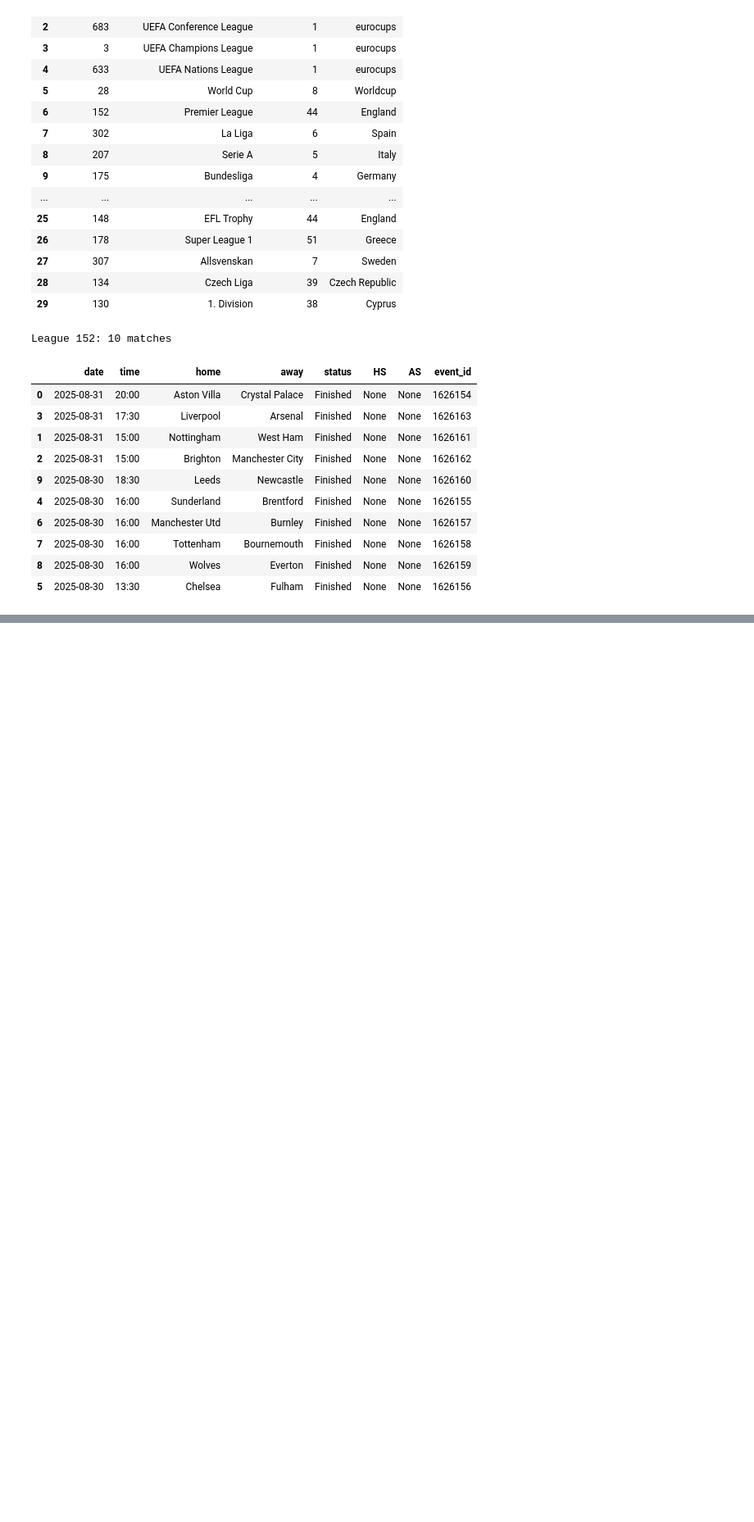
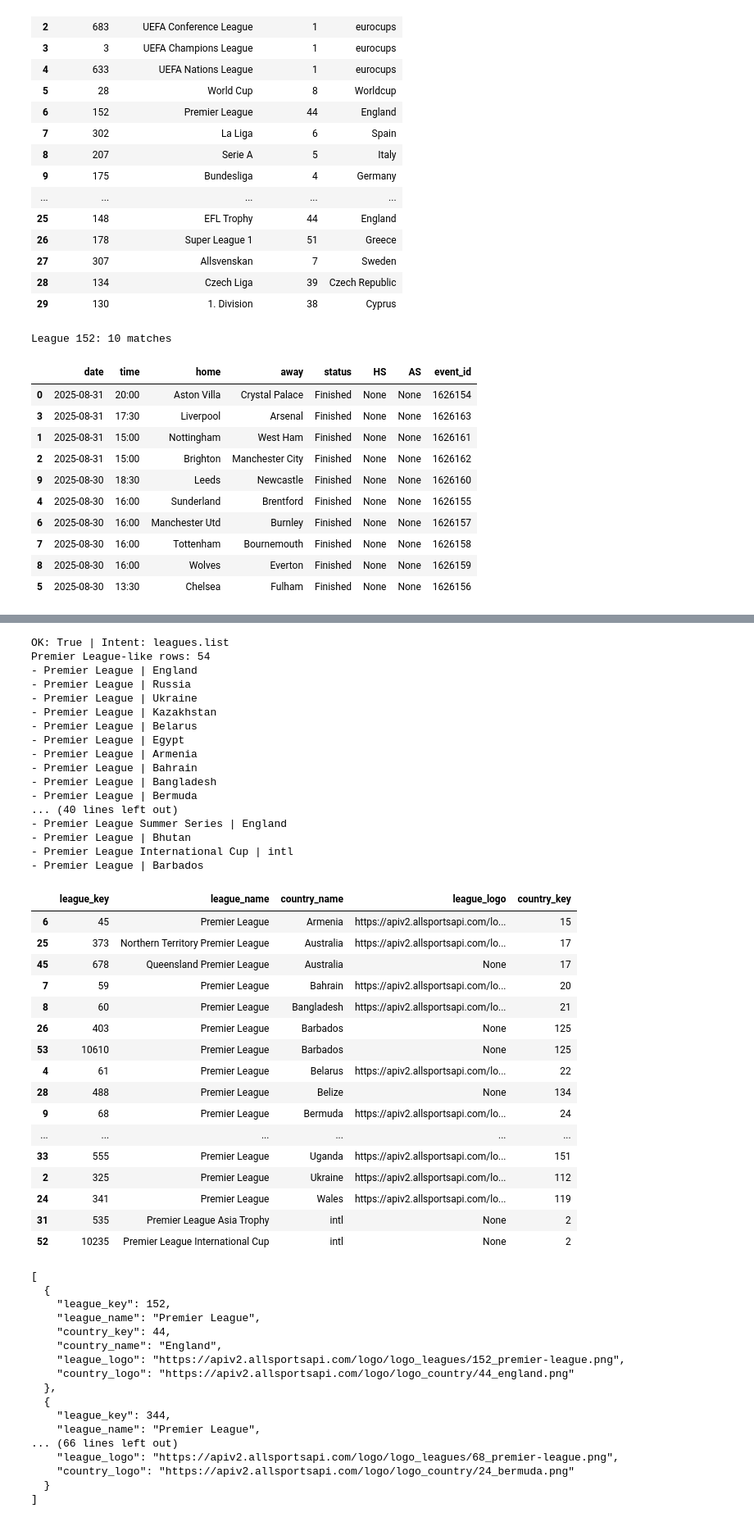
Before and after one commit to SYNCODE-SLIIT/Sports-Analysis, a Jupyter notebook: sports-ai/notebooks/AgentTest.ipynb, the cells around one changed output, grey strips where cells are left out. Shown at 82% size. Cells and saved outputs as stored; diff of their text form; code cells hidden in the pictures; blank space fills up the shorter version.

```diff
--- a/sports-ai/notebooks/AgentTest.ipynb
+++ b/sports-ai/notebooks/AgentTest.ipynb
@@ -480,0 +722,78 @@ League 152: 10 matches
+# %%
+# Show all leagues whose name contains "Premier League"
+resp = call_router("leagues.list", {})
+data = resp.get("data") or {}
+leagues = data.get("leagues") or data.get("result") or data.get("results") or []
+
+def get_name(row):
+    return (row.get("league_name") or row.get("strLeague") or "").strip()
+
+premier = [row for row in leagues if "premier league" in get_name(row).lower()]
+
+print("Premier League-like rows:", len(premier))
+
+# Pretty print just names (and country)
+for r in premier:
+    print("-", get_name(r), "|", (r.get("country_name") or r.get("strCountry") or "").strip())
+
+# Optional: DataFrame view
+import pandas as pd, json
+df_pl = pd.DataFrame(premier)
+cols = [c for c in ["league_key","league_name","country_name","league_season","league_logo","country_key"] if c in df_pl.columns]
+if not df_pl.empty and cols:
+    display(df_pl[cols].sort_values(["country_name","league_name"]))
+
+# Optional: raw JSON preview (first 10)
+print(json.dumps(premier[:10], indent=2))
+# %% [output]
+OK: True | Intent: leagues.list
+Premier League-like rows: 54
+- Premier League | England
+- Premier League | Russia
+- Premier League | Ukraine
+- Premier League | Kazakhstan
+- Premier League | Belarus
+- Premier League | Egypt
+- Premier League | Armenia
+- Premier League | Bahrain
+- Premier League | Bangladesh
+- Premier League | Bermuda
+... (40 lines left out)
+- Premier League Summer Series | England
+- Premier League | Bhutan
+- Premier League International Cup | intl
+- Premier League | Barbados
+|  | league_key | league_name | country_name | league_logo | country_key |
+| 6 | 45 | Premier League | Armenia | https://apiv2.allsportsapi.com/lo... | 15 |
+| 25 | 373 | Northern Territory Premier League | Australia | https://apiv2.allsportsapi.com/lo... | 17 |
+| 45 | 678 | Queensland Premier League | Australia | None | 17 |
+| 7 | 59 | Premier League | Bahrain | https://apiv2.allsportsapi.com/lo... | 20 |
+| 8 | 60 | Premier League | Bangladesh | https://apiv2.allsportsapi.com/lo... | 21 |
+| 26 | 403 | Premier League | Barbados | None | 125 |
+| 53 | 10610 | Premier League | Barbados | None | 125 |
+| 4 | 61 | Premier League | Belarus | https://apiv2.allsportsapi.com/lo... | 22 |
+| 28 | 488 | Premier League | Belize | None | 134 |
+| 9 | 68 | Premier League | Bermuda | https://apiv2.allsportsapi.com/lo... | 24 |
+| ... | ... | ... | ... | ... | ... |
+| 33 | 555 | Premier League | Uganda | https://apiv2.allsportsapi.com/lo... | 151 |
+| 2 | 325 | Premier League | Ukraine | https://apiv2.allsportsapi.com/lo... | 112 |
+| 24 | 341 | Premier League | Wales | https://apiv2.allsportsapi.com/lo... | 119 |
+| 31 | 535 | Premier League Asia Trophy | intl | None | 2 |
+| 52 | 10235 | Premier League International Cup | intl | None | 2 |
+[
+  {
+    "league_key": 152,
+    "league_name": "Premier League",
+    "country_key": 44,
+    "country_name": "England",
+    "league_logo": "https://apiv2.allsportsapi.com/logo/logo_leagues/152_premier-league.png",
+    "country_logo": "https://apiv2.allsportsapi.com/logo/logo_country/44_england.png"
+  },
+  {
+    "league_key": 344,
+    "league_name": "Premier League",
+... (66 lines left out)
+    "league_logo": "https://apiv2.allsportsapi.com/logo/logo_leagues/68_premier-league.png",
+    "country_logo": "https://apiv2.allsportsapi.com/logo/logo_country/24_bermuda.png"
+  }
+]
```
Also changed, not shown: parts of 5 cells of this notebook, 2 other files.
